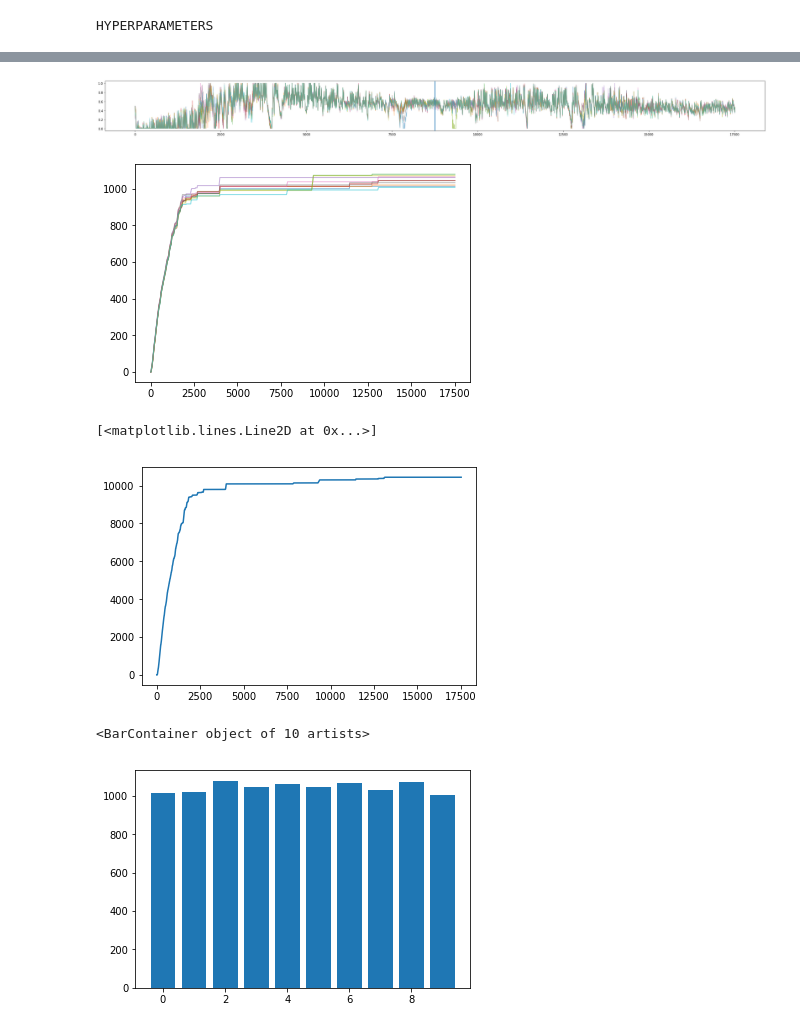
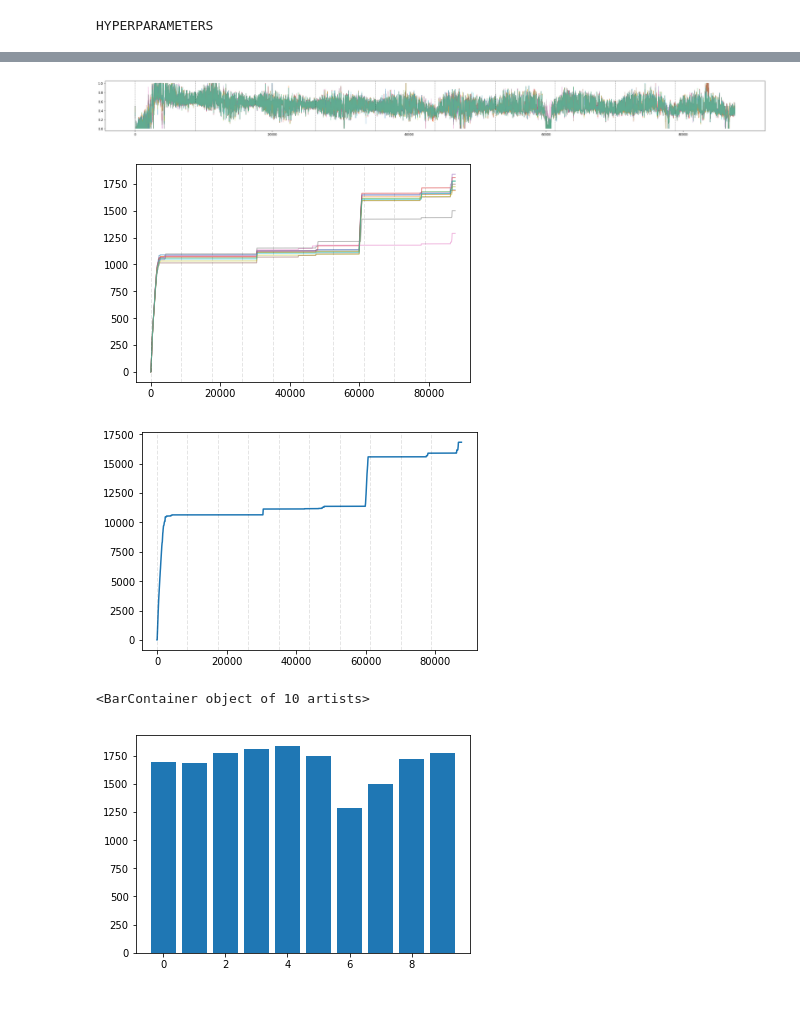
Before and after one commit to 5mali/acs-exp, a Jupyter notebook: D-ENO.ipynb, the cells around one changed output, grey strips where cells are left out. Saved outputs shown, nothing was run; the diff lists cells and outputs as text; code cells hidden in the pictures.

```diff
--- a/D-ENO.ipynb
+++ b/D-ENO.ipynb
@@ -405,13 +405,13 @@ EPSILON             = 0.9           # greedy policy
 GAMMA               = 0.99           # reward discount
 LAMBDA              = 0.95          # parameter decay
 TARGET_REPLACE_ITER = 24*7*4*18     # target update frequency
-MEMORY_CAPACITY     = 24*7*4*12*3   # store upto six month worth of memory
+MEMORY_CAPACITY     = 24*7*4*12*3*10   # store upto six month worth of memory
 
 N_ACTIONS           = 10            # no. of duty cycles (0,1,2,3,4)
 N_STATES            = 4             # number of state space parameter [batt, enp, henergy, fcast]
 
 HIDDEN_LAYER        = 50            # width of NN
-NN_ITERATIONS       = 500
+NN_ITERATIONS       = 1000
 GPU                 = False         # device
 HELP                = 0.05
 print("HYPERPARAMETERS")
@@ -700,13 +700,13 @@ dummy1.HMAX = dummy1.eno.SMAX
 dummy1.reset()
 capm_list = [dummy1]*NO_OF_NODES
 
-for iteration in range(2):
+for iteration in range(10):
     for cpm in capm_list:
         cpm.year = yr+iteration
         cpm.eno.day = 0
-
+    print(capm_list[0].year)
     for day in range(365):
-        print(capm_list[0].year,":",capm_list[0].eno.day)
+#         print(capm_list[0].year,":",capm_list[0].eno.day)
         if iteration == 0:
             e_slope = 0.1/20
             e_start = 0.1
@@ -858,10 +858,11 @@ NODE_MEMS = NODE_MEMS.reshape(NO_OF_NODES,-1,6)
 # %%
 plt.figure(figsize=(39,3))
 for i in range(NO_OF_NODES):
     plt.plot(NODE_MEMS[i,:,0], alpha=0.5, linewidth=1.0)
-    plt.axvline(x=24*365)
+for i in range(iteration+1):
+    plt.axvline(x=i*24*365,color='k',linewidth=1.0,linestyle='--',alpha=0.8)
 # %% [output]
-[figure, old version]
+[figure, new version]
 # %%
 batt = NODE_MEMS[:,:,0]
 # %%
@@ -871,16 +872,21 @@ overflow_occur = (batt == 1).astype(int)
 #DOWNTIME PER NODE WITH TIME
 for i in range(NO_OF_NODES):
     plt.plot(downtime_occur[i,:].cumsum(), alpha=0.5, linewidth=1.0)
+
+for i in range(iteration+1):
+    plt.axvline(x=i*24*365,color='k',linewidth=1.0,linestyle='--',alpha=0.1)
 # %% [output]
-[figure, old version]
+[figure, new version]
 # %%
 # OVERALL DOWNTIME OF SYSTEM
 
 total_downtime = downtime_occur.sum(axis=0)
 plt.plot(total_downtime.cumsum())
+
+for i in range(iteration+1):
+    plt.axvline(x=i*24*365,color='k',linewidth=1.0,linestyle='--',alpha=0.1)
 # %% [output]
-[<matplotlib.lines.Line2D at 0x...>]
-[figure, old version]
+[figure, new version]
 # %%
 # TOTAL DOWNTIME PER NODE
 
@@ -888,7 +894,7 @@ total_downtime = downtime_occur.sum(axis = 1)
 plt.bar(range(NO_OF_NODES),height = total_downtime)
 # %% [output]
 <BarContainer object of 10 artists>
-[figure, old version]
+[figure, new version]
 # %%
 #OVERFLOW PER NODE WITH TIME
 
```
Also changed, not shown: parts of 5 cells of this notebook, 6 other files.
